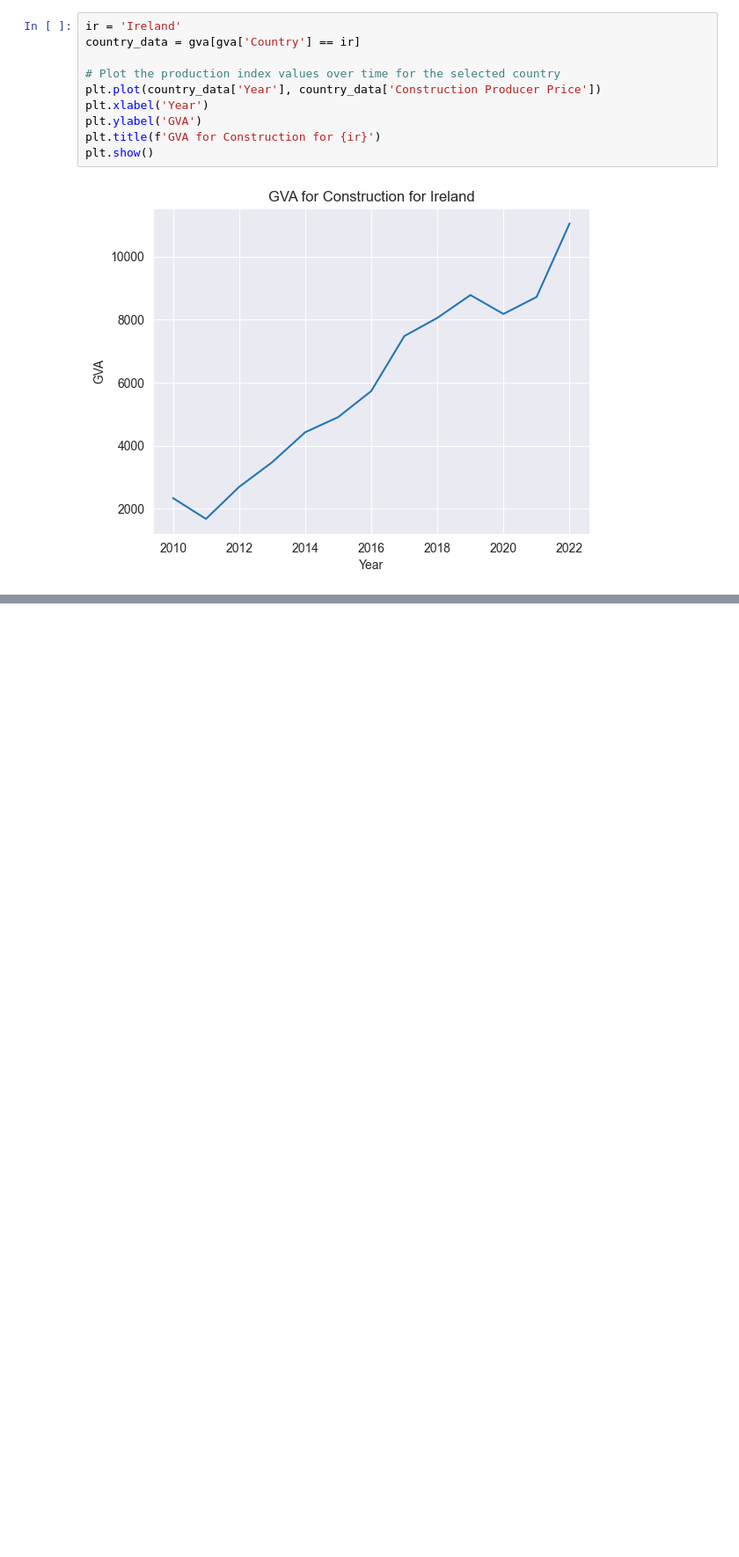
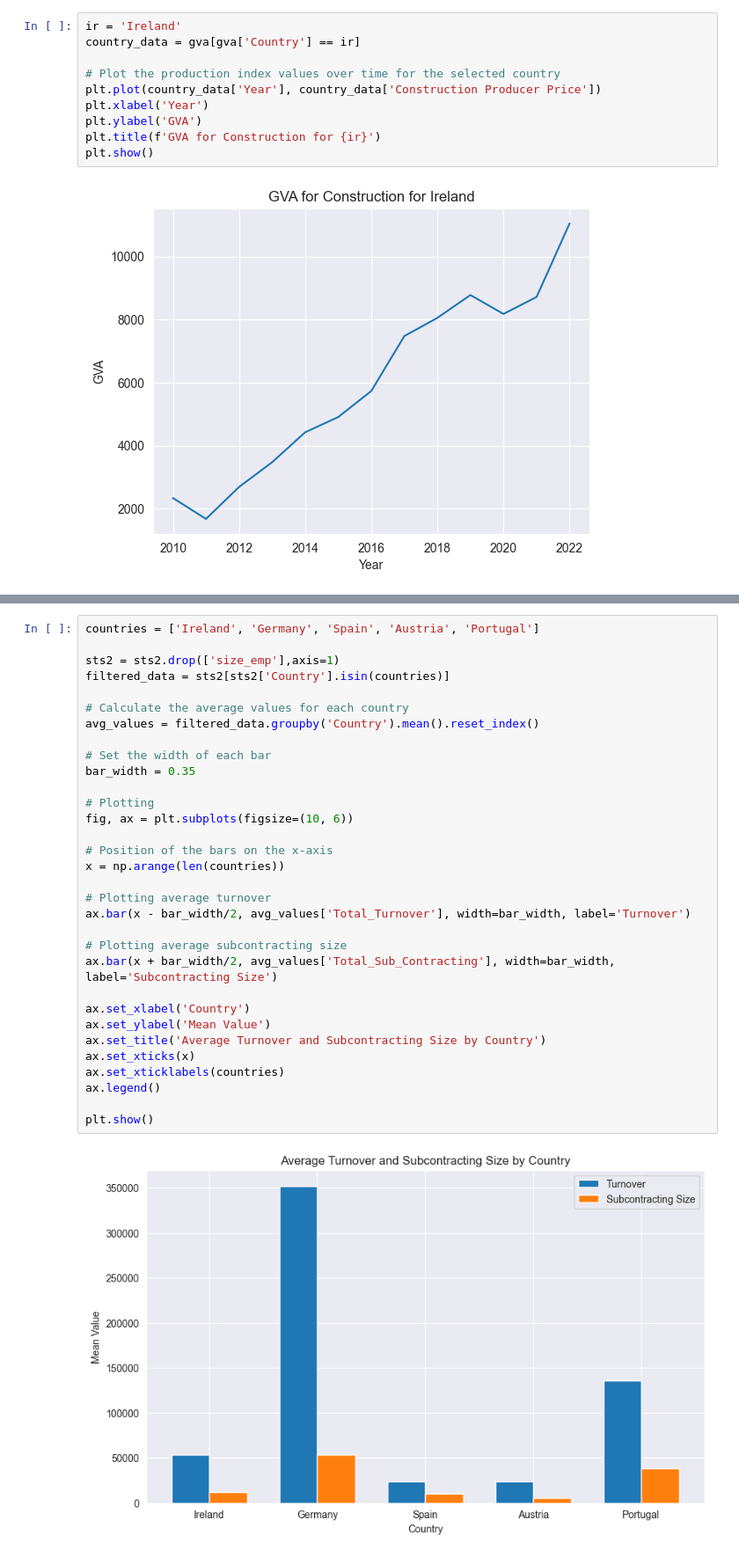
Before and after one commit to sbs23066/CA2---Irish-Construction-Project, a Jupyter notebook: stats.ipynb, the cells around one changed output, grey strips where cells are left out. Shown at 88% size. Cells and saved outputs as stored; diff of their text form; blank space fills up the shorter version.

```diff
--- a/stats.ipynb
+++ b/stats.ipynb
@@ -287,0 +387,34 @@ plt.show()
+# %%
+countries = ['Ireland', 'Germany', 'Spain', 'Austria', 'Portugal']
+
+sts2 = sts2.drop(['size_emp'],axis=1)
+filtered_data = sts2[sts2['Country'].isin(countries)]
+
+# Calculate the average values for each country
+avg_values = filtered_data.groupby('Country').mean().reset_index()
+
+# Set the width of each bar
+bar_width = 0.35
+
+# Plotting
+fig, ax = plt.subplots(figsize=(10, 6))
+
+# Position of the bars on the x-axis
+x = np.arange(len(countries))
+
+# Plotting average turnover
+ax.bar(x - bar_width/2, avg_values['Total_Turnover'], width=bar_width, label='Turnover')
+
+# Plotting average subcontracting size
+ax.bar(x + bar_width/2, avg_values['Total_Sub_Contracting'], width=bar_width, label='Subcontracting Size')
+
+ax.set_xlabel('Country')
+ax.set_ylabel('Mean Value')
+ax.set_title('Average Turnover and Subcontracting Size by Country')
+ax.set_xticks(x)
+ax.set_xticklabels(countries)
+ax.legend()
+
+plt.show()
+# %% [output]
+[figure, added]
```
Also changed, not shown: parts of 6 cells of this notebook.
